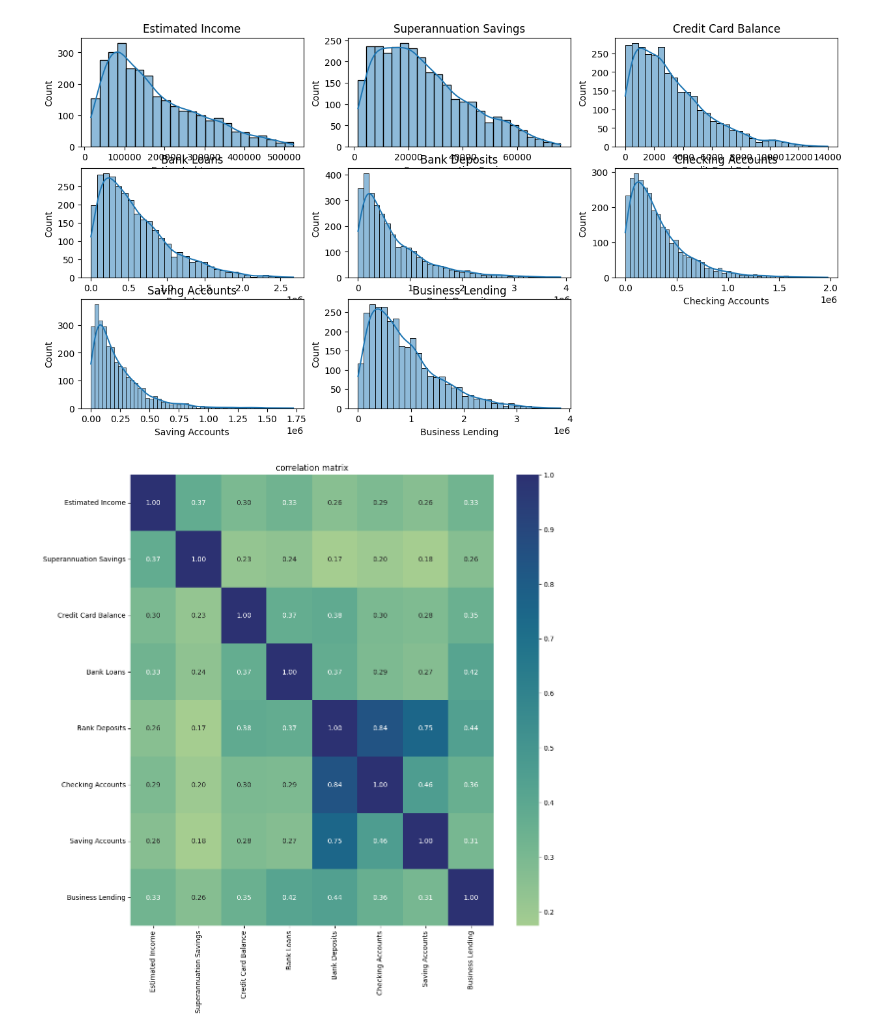
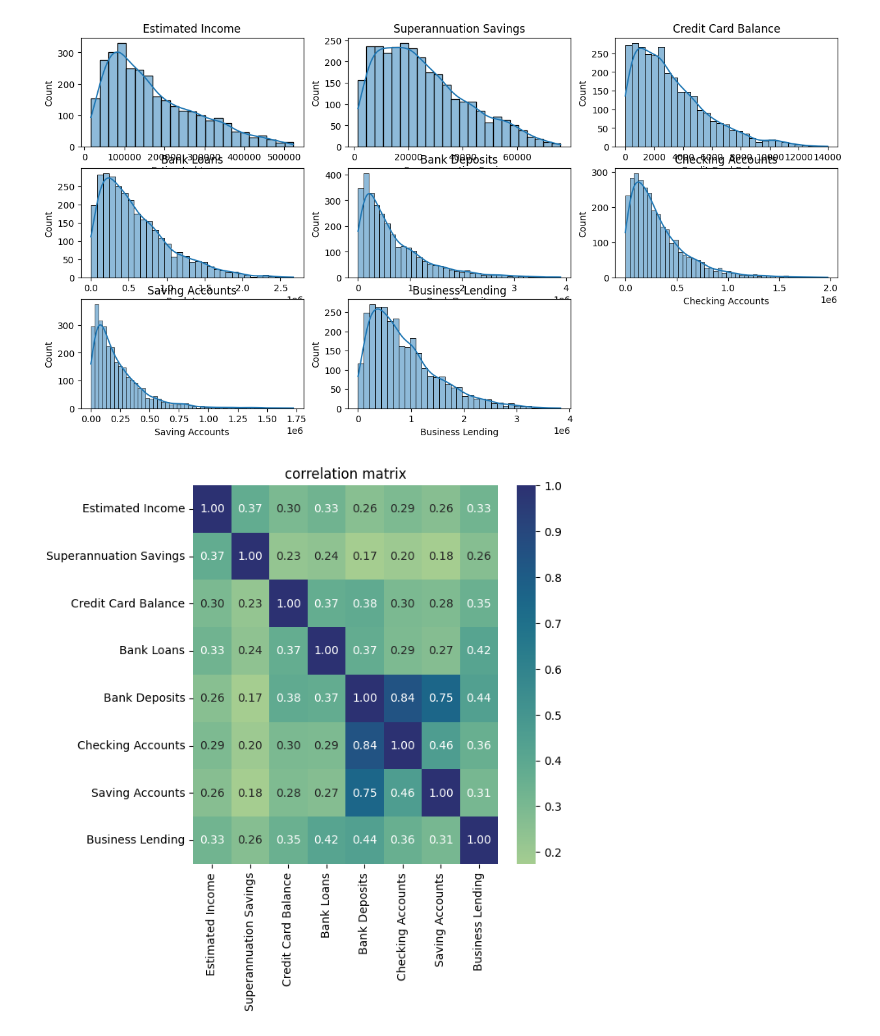
Before and after one commit to nazkisam/EndToEndDataAnalysis, a Jupyter notebook: PythonImport.ipynb, the cells around one changed output. Drawn from its saved outputs; the diff is of its cells as text; code cells hidden in the pictures.

```diff
--- a/PythonImport.ipynb
+++ b/PythonImport.ipynb
@@ -99,11 +99,11 @@ plt.show()
 # %%
 #heat maps
 numerical_cols = ['Estimated Income','Superannuation Savings','Credit Card Balance','Bank Loans','Bank Deposits','Checking Accounts','Saving Accounts','Business Lending']
 
 correlation_matrix = df[numerical_cols].corr()
-plt.figure(figsize=(12,12))
+plt.figure(figsize=(6,6))
 sns.heatmap(correlation_matrix,annot = True,cmap = 'crest',fmt='.2f')
 plt.title('correlation matrix')
 plt.show()
 # %% [output]
-[figure, old version]
+[figure, new version]
```
